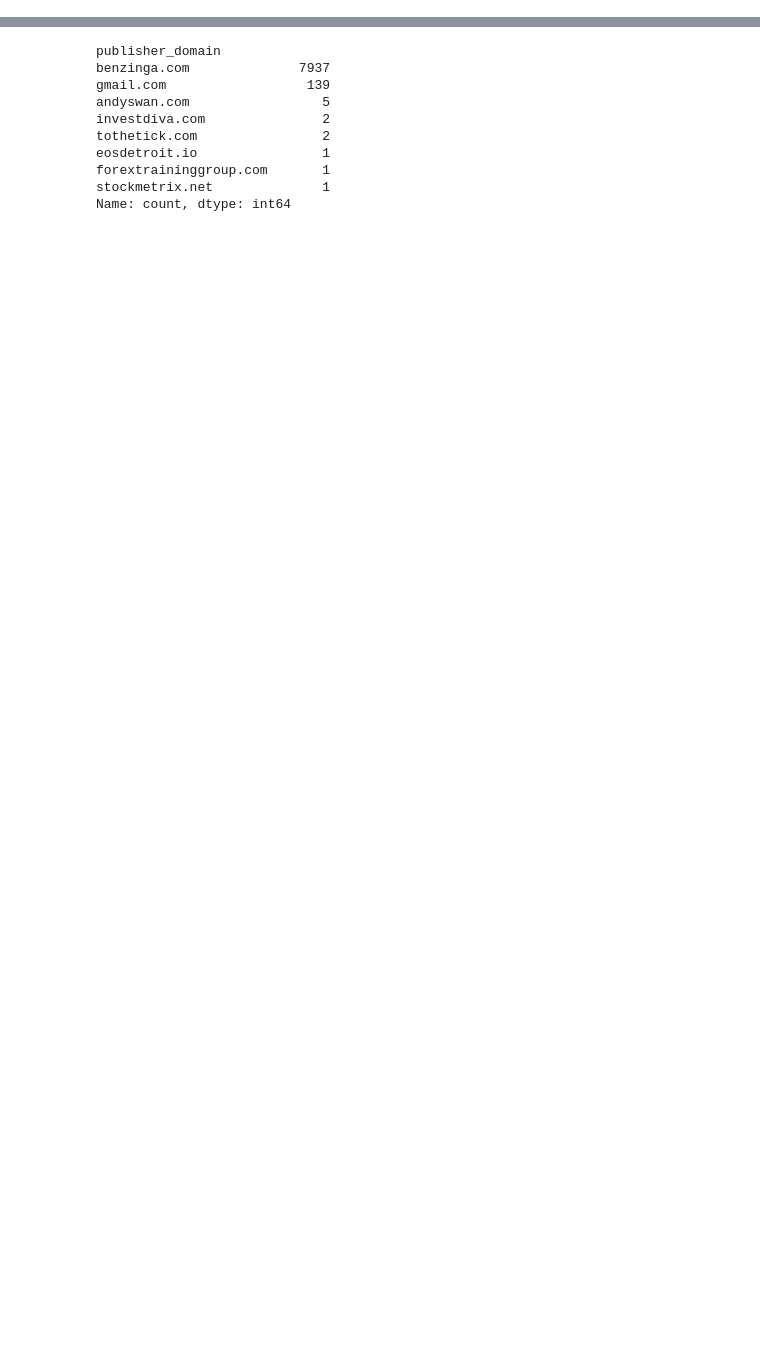
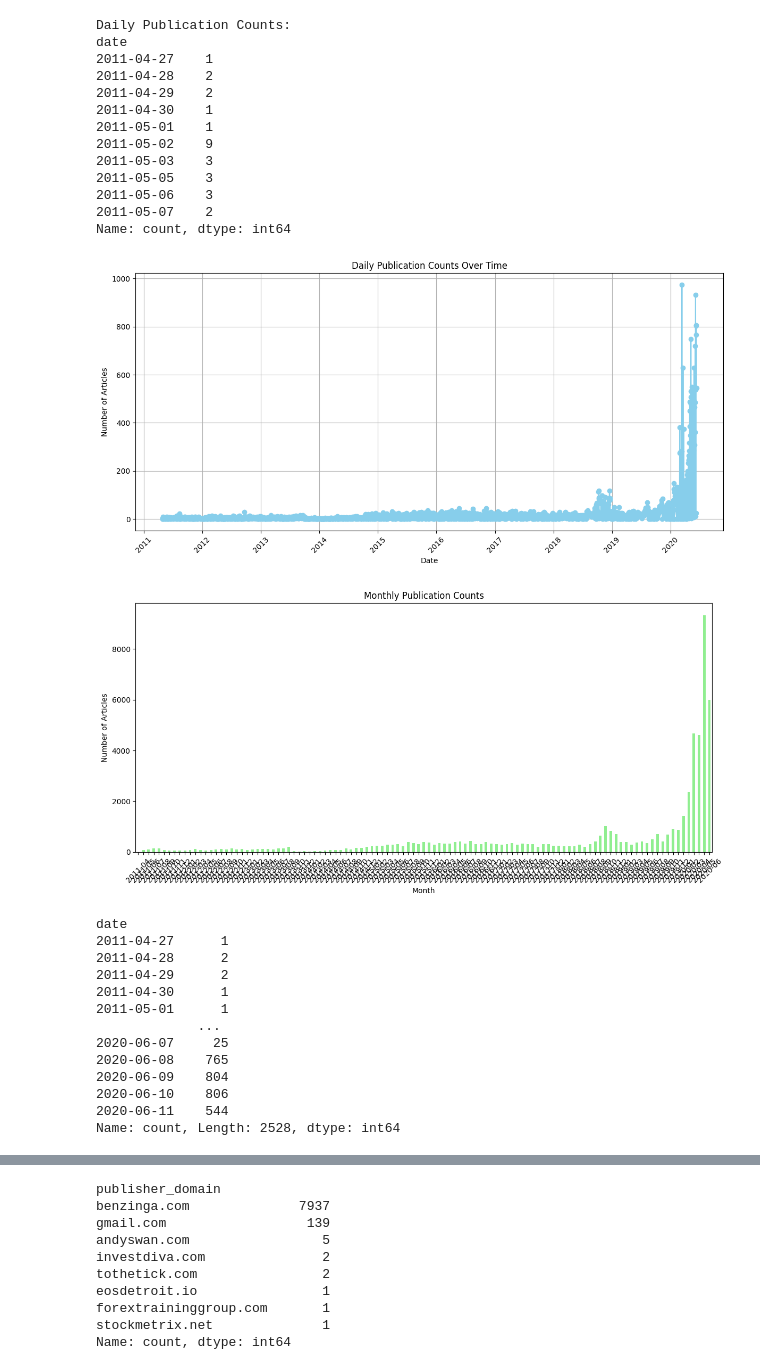
Before and after one commit to Kalze1/Financial_Solutions, a Jupyter notebook: notebooks/task_1.ipynb, the cells around one changed output, grey strips where cells are left out. Cells and saved outputs as stored; diff of their text form; code cells hidden in the pictures; blank space fills up the shorter version.

```diff
--- a/notebooks/task_1.ipynb
+++ b/notebooks/task_1.ipynb
@@ -43,4 +65,33 @@ count_articles_per_publisher(df)
 # %%
 # Convert date to datetime
 from scripts.Analyze_publication_dates import analyze_publication_dates
-analyze_publication_dates(df)
+analyze_publication_dates(preprocessed_df)
+# %% [output]
+Daily Publication Counts:
+date
+2011-04-27    1
+2011-04-28    2
+2011-04-29    2
+2011-04-30    1
+2011-05-01    1
+2011-05-02    9
+2011-05-03    3
+2011-05-05    3
+2011-05-06    3
+2011-05-07    2
+Name: count, dtype: int64
+[figure, added]
+[figure, added]
+date
+2011-04-27      1
+2011-04-28      2
+2011-04-29      2
+2011-04-30      1
+2011-05-01      1
+             ...
+2020-06-07     25
+2020-06-08    765
+2020-06-09    804
+2020-06-10    806
+2020-06-11    544
+Name: count, Length: 2528, dtype: int64
```
Also changed, not shown: parts of 14 cells of this notebook.
